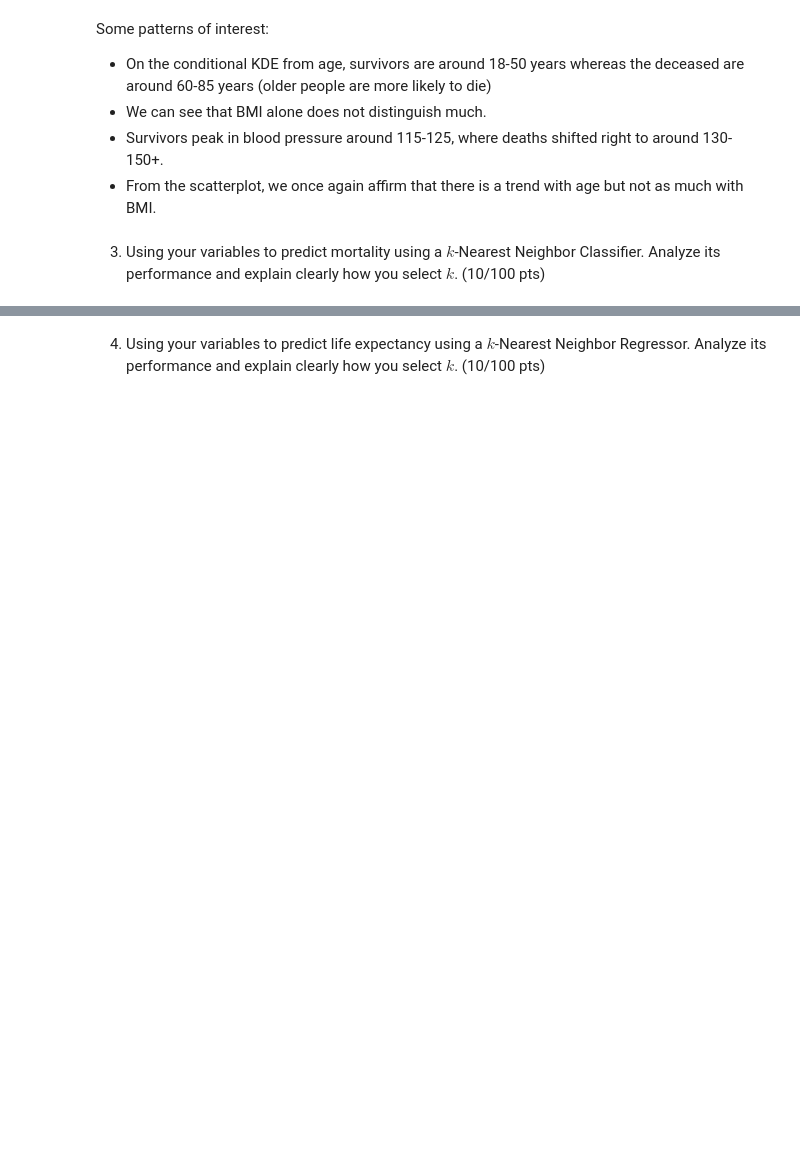
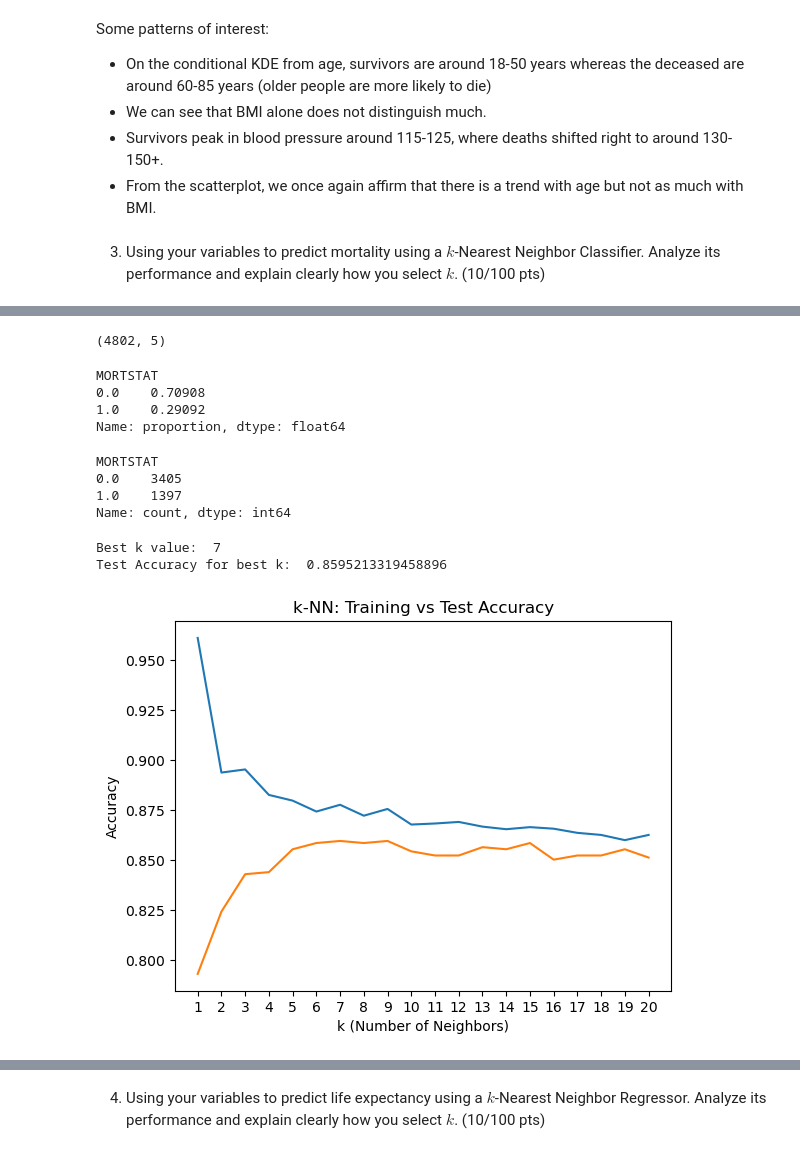
Before and after one commit to nathan4luu/DS-3001-Project-1, a Jupyter notebook: code.ipynb, the cells around one changed output, grey strips where cells are left out. Cells and saved outputs as stored; diff of their text form; code cells hidden in the pictures; blank space fills up the shorter version.

Commit message:
finished classifier and regression models

```diff
--- a/code.ipynb
+++ b/code.ipynb
@@ -430,3 +405,7 @@ Some patterns of interest:
 - From the scatterplot, we once again affirm that there is a trend with age but not as much with BMI.
 # %% [markdown]
 3. Using your variables to predict mortality using a $k$-Nearest Neighbor Classifier. Analyze its performance and explain clearly how you select $k$. (10/100 pts)
+# %%
+# selecting relevant varaibles for final df
+final_df = cleaned_merged_df[["MORTSTAT", "PERMTH_INT", "RIDAGEYR", "RIAGENDR", "BPXSAR"]].copy()
+final_df.head()
@@ -432,0 +419,73 @@ Some patterns of interest:
+# %%
+# dropping NAs for modeling
+final_df.dropna(inplace=True)
+final_df.shape
+# %% [output]
+(4802, 5)
+# %%
+final_df["MORTSTAT"].value_counts(normalize=True)
+# %% [output]
+MORTSTAT
+0.0    0.70908
+1.0    0.29092
+Name: proportion, dtype: float64
+# %%
+final_df["MORTSTAT"].value_counts()
+# %% [output]
+MORTSTAT
+0.0    3405
+1.0    1397
+Name: count, dtype: int64
+# %%
+from sklearn.discriminant_analysis import StandardScaler
+from sklearn.model_selection import train_test_split
+from sklearn.neighbors import KNeighborsClassifier
+
+
+X = final_df.drop(columns=['MORTSTAT', 'PERMTH_INT']) # dropping mortality status and months until death for modeling
+y = final_df['MORTSTAT']
+
+# smaller dataset so 50/50 train/test split
+X_train, X_test, y_train, y_test = train_test_split(X, y, test_size=0.2, random_state=67)
+
+scaler = StandardScaler()
+X_train_scaled = scaler.fit_transform(X_train)
+X_test_scaled = scaler.transform(X_test)
+
+k_values = range(1, 21)
+train_acc = []
+test_acc = []
+
+# testing k values from 1 to 20 to find the best k for our dataset
+for k in k_values:
+    knn = KNeighborsClassifier(n_neighbors=k)
+    knn.fit(X_train_scaled, y_train)
+
+    train_acc.append(knn.score(X_train_scaled, y_train))
+    test_acc.append(knn.score(X_test_scaled, y_test))
+
+best_k = k_values[np.argmax(test_acc)]
+print("Best k value: ", best_k)
+print("Test Accuracy for best k: ", max(test_acc))
+# %% [output]
+Best k value:  7
+Test Accuracy for best k:  0.8595213319458896
+# %%
+# plotting k values against accuracy to visualize the best k value
+import matplotlib.pyplot as plt
+import numpy as np
+
+plt.figure()
+plt.plot(k_values, train_acc)
+plt.plot(k_values, test_acc)
+
+plt.xlabel("k (Number of Neighbors)")
+plt.ylabel("Accuracy")
+plt.title("k-NN: Training vs Test Accuracy")
+
+plt.xticks(k_values)  # force integer ticks
+
+
+plt.show()
+# %% [output]
+[figure, added]
```
Also changed, not shown: parts of 12 cells of this notebook.
